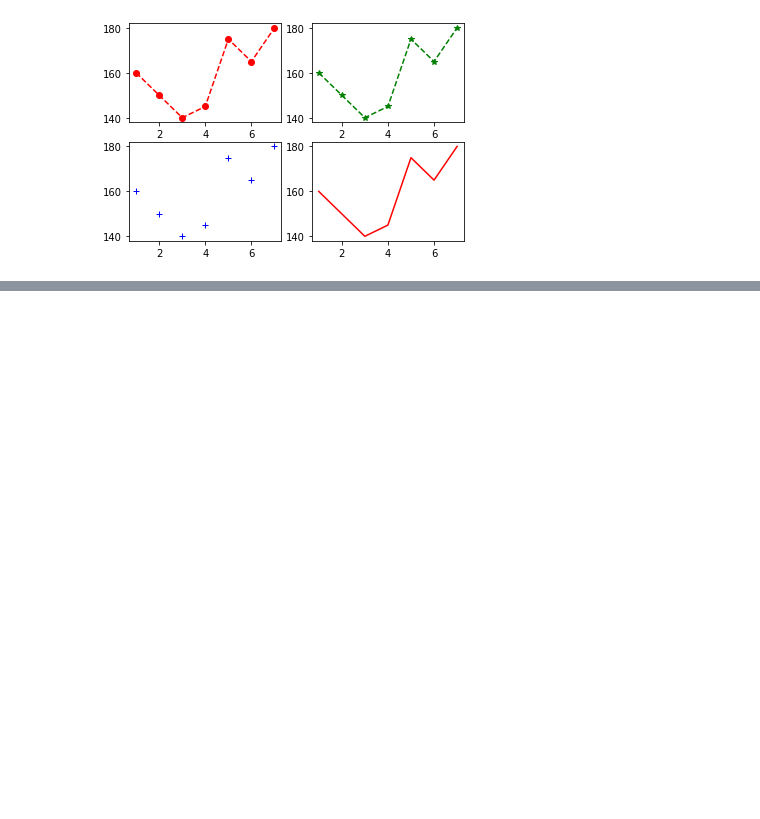
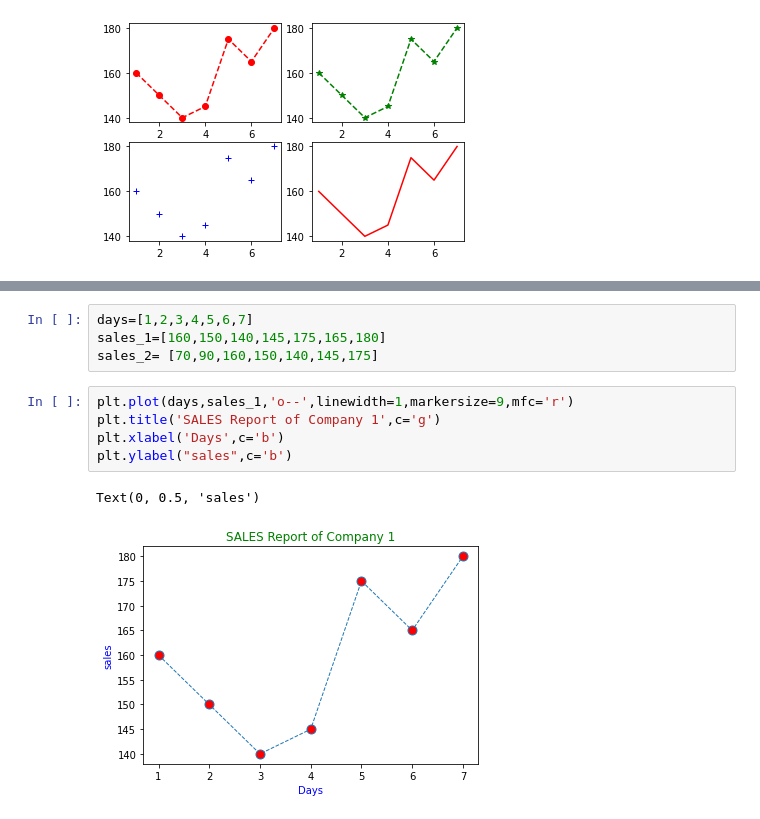
Before and after one commit to LP-Shreya/Assignments-Data_Visualization, a Jupyter notebook: Day1_Assignment.ipynb, the cells around one changed output, grey strips where cells are left out. Saved outputs shown, nothing was run; the diff lists cells and outputs as text; blank space fills up the shorter version.

```diff
--- a/Day1_Assignment.ipynb
+++ b/Day1_Assignment.ipynb
@@ -89,0 +141,12 @@ plt.plot(days,sales,'r')
+# %%
+days=[1,2,3,4,5,6,7]
+sales_1=[160,150,140,145,175,165,180]
+sales_2= [70,90,160,150,140,145,175]
+# %%
+plt.plot(days,sales_1,'o--',linewidth=1,markersize=9,mfc='r')
+plt.title('SALES Report of Company 1',c='g')
+plt.xlabel('Days',c='b')
+plt.ylabel("sales",c='b')
+# %% [output]
+Text(0, 0.5, 'sales')
+[figure, added]
```
Also changed, not shown: parts of 15 cells of this notebook.
